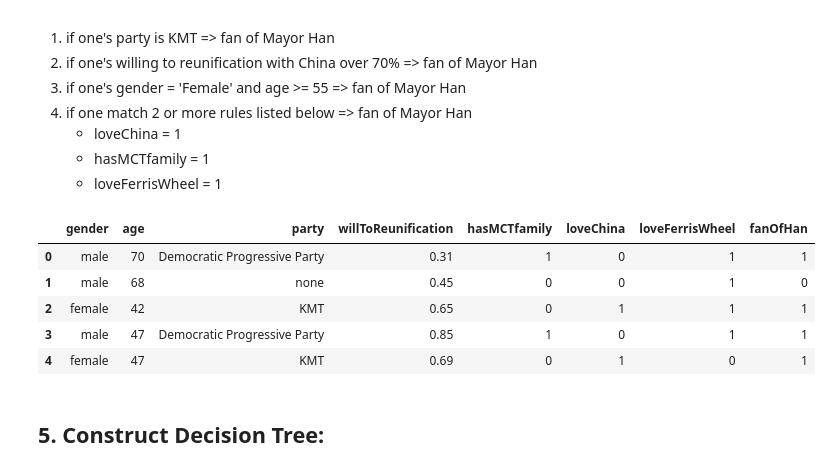
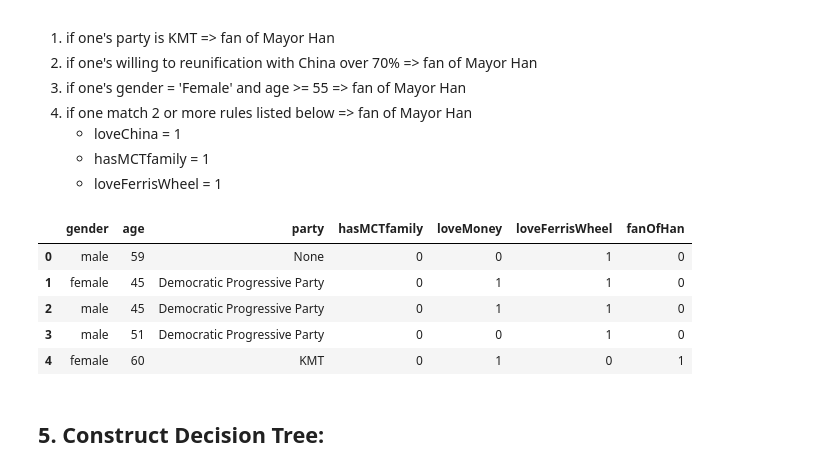
Before and after one commit to jwang0306/fundamentals-data-analytics, a Jupyter notebook: HW2/FDA_HW2.ipynb, the cells around one changed output. Saved outputs shown, nothing was run; the diff lists cells and outputs as text; code cells hidden in the pictures.

```diff
--- a/HW2/FDA_HW2.ipynb
+++ b/HW2/FDA_HW2.ipynb
@@ -99,7 +92,7 @@ def decideParty(n):
     elif n > 0.246 and n <= 0.561:
         return 'KMT'
     else:
-        return 'none'
+        return 'None'
 
 pdata['party'] = 1
 pdata['party'] = pdata['party'].apply(decideParty)
@@ -119,6 +106,0 @@ pdata.head()
-# %%
-pdata['willToReunification'] = np.nan
-for index, row in pdata.iterrows():
-    pdata.at[index,'willToReunification'] = round(random.uniform(0.6, 1), 2) if row['party'] == 'KMT' else round(random.uniform(0, 1), 2)
-
-pdata.head()
@@ -157,7 +131,8 @@ pdata.head()
 # %%
-pdata['loveChina'] = 1
+pdata['loveMoney'] = 1
 for index, row in pdata.iterrows():
-    pdata.at[index,'loveChina'] = 1 if row['party'] == 'KMT' and random.uniform(0, 1) > 0.3 else 0
+#     pdata.at[index,'loveChina'] = 1 if row['party'] == 'KMT' and random.uniform(0, 1) > 0.3 else 0
+    pdata.at[index,'loveMoney'] = random.randint(0, 1) # 1 if random.uniform(0, 1) > 0.5 else 0
 
 pdata.head()
 # %% [output]
@@ -173,7 +148,7 @@ pdata.head()
 - randomly selected (50%)
 # %%
 def decideLoveFerrisWheel(_):
-    return 1 if random.uniform(0, 1) < 0.5 else 0
+    return random.randint(0, 1) # 1 if random.uniform(0, 1) < 0.5 else 0
 
 pdata['loveFerrisWheel'] = 1
 pdata['loveFerrisWheel'] = pdata['loveFerrisWheel'].apply(decideLoveFerrisWheel)
@@ -196,46 +171,29 @@ Now, label the dataset based on the rules made up previously.
     - hasMCTfamily = 1
     - loveFerrisWheel = 1
 # %%
-# from scipy.stats import logistic
-# def sigmoid(x):
-#     return 1 / (1 + math.exp(-x))
-
-# pdata['fanOfHan'] = 0
-# for index, row in pdata.iterrows():
-#     isAgedFemale = 1 if row['gender'] == 'Female' and row['age'] > 50 else 0
-#     isKMT = 1 if row['party'] == 'KMT' else 0
-#     percentage = (isAgedFemale*0.1) + (isKMT*0.99) + (row['hasMCTfamily']*0.8) + (row['loveFerrisWheel']*0.7) + (row['loveChina']*0.5) + (row['wantToReunification']*0.99)
-# #     percentage = logistic.cdf(percentage)
-#     percentage = sigmoid(percentage)
-# #     print(percentage)
-#     pdata.at[index,'fanOfHan'] = 1 if percentage > 0.9 else 0
-
-# pdata.head()
-
 pdata['fanOfHan'] = 0
 for index, row in pdata.iterrows():
-    if (row['party'] == 'KMT') or (row['willToReunification'] >= 0.9):
-        pdata.at[index,'fanOfHan'] = 1
-        continue
-    if (row['gender'] == 'female') and (row['age'] >= 55):
-        pdata.at[index,'fanOfHan'] = 1
-        continue
-
-    match = 0
-    match = match + row['loveChina'] + row['hasMCTfamily'] + row['loveFerrisWheel']
-
-    pdata.at[index,'fanOfHan'] = 1 if match > 1 else 0
+    if (row['party'] == 'KMT'):
+        if (row['loveFerrisWheel'] == 1):
+            pdata.at[index,'fanOfHan'] = 1
+        else:
+            if (row['gender'] == 'female') and (row['age'] >= 55):
+                pdata.at[index,'fanOfHan'] = 1
+    else:
+        if (row['hasMCTfamily'] == 1):
+            if (row['loveMoney'] == 1):
+                pdata.at[index,'fanOfHan'] = 1
 
 # save the dataset as csv
 pdata.to_csv('mock_data.csv')
 pdata.head()
 # %% [output]
-|  | gender | age | party | willToReunification | hasMCTfamily | loveChina | loveFerrisWheel | fanOfHan |
-| 0 | male | 70 | Democratic Progressive Party | 0.31 | 1 | 0 | 1 | 1 |
-| 1 | male | 68 | none | 0.45 | 0 | 0 | 1 | 0 |
-| 2 | female | 42 | KMT | 0.65 | 0 | 1 | 1 | 1 |
-| 3 | male | 47 | Democratic Progressive Party | 0.85 | 1 | 0 | 1 | 1 |
-| 4 | female | 47 | KMT | 0.69 | 0 | 1 | 0 | 1 |
+|  | gender | age | party | hasMCTfamily | loveMoney | loveFerrisWheel | fanOfHan |
+| 0 | male | 59 | None | 0 | 0 | 1 | 0 |
+| 1 | female | 45 | Democratic Progressive Party | 0 | 1 | 1 | 0 |
+| 2 | male | 45 | Democratic Progressive Party | 0 | 1 | 1 | 0 |
+| 3 | male | 51 | Democratic Progressive Party | 0 | 0 | 1 | 0 |
+| 4 | female | 60 | KMT | 0 | 1 | 0 | 1 |
 # %% [markdown]
 ## 5. Construct Decision Tree:
 # %% [markdown]
```
Also changed, not shown: parts of 29 cells of this notebook, 8 other files.
